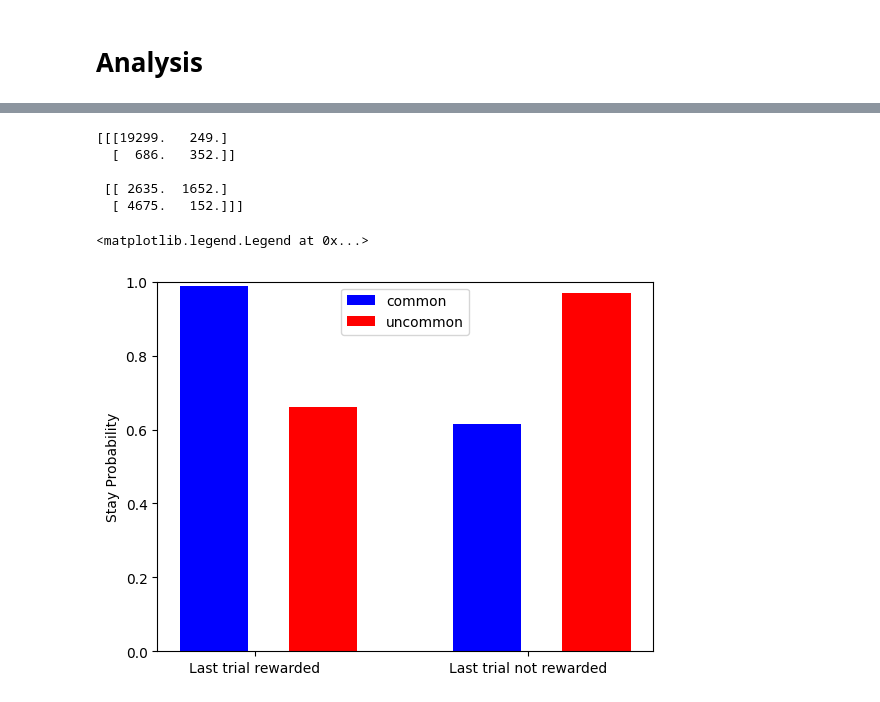
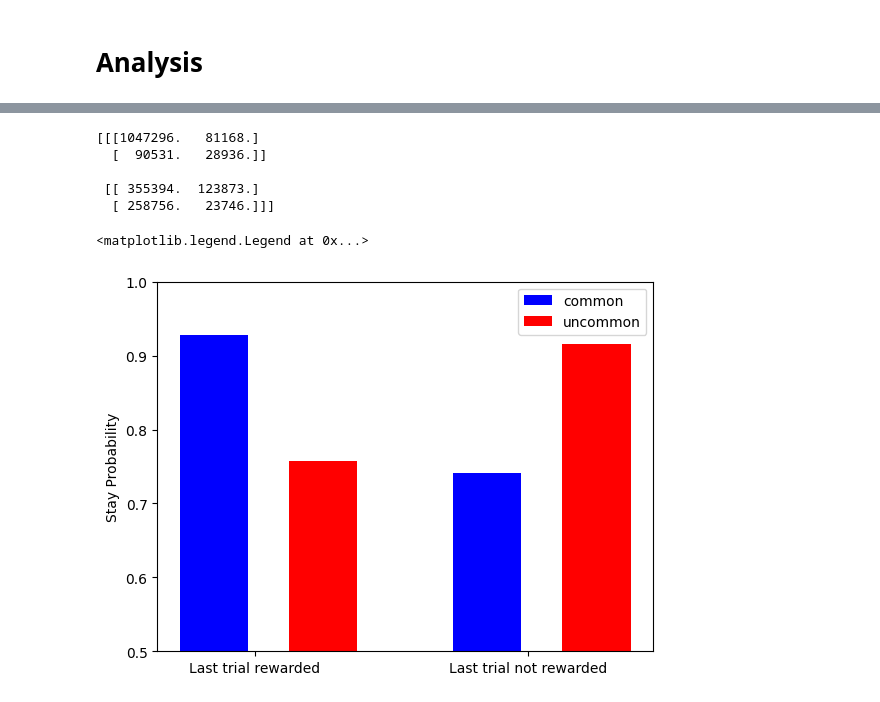
Before and after one commit to MRVNY/IAR-Meta-RL, a Jupyter notebook: Simulations/Simu4_TF2.ipynb, the cells around one changed output, grey strips where cells are left out. Drawn from its saved outputs; the diff is of its cells as text; code cells hidden in the pictures.

```diff
--- a/Simulations/Simu4_TF2.ipynb
+++ b/Simulations/Simu4_TF2.ipynb
@@ -7,10 +7,10 @@ from Agent import *
 # %%
 # Save Paths
 from datetime import datetime
-path = "../Log/train_env4/" + datetime.now().strftime("%m%d-%H:%M:%S")
+path = "../Log/train_env4/" + datetime.now().strftime("%m%d-%H:%M:%S") + "_gamma0.75_lr0.1"
 # %%
 # Hyperparameters
-gamma = 0.9  # Discount factor for past rewards
+gamma = 0.75
 learning_rate = 7e-4
 beta_v = 0.05
 beta_e = 0.05
@@ -64,28 +49,28 @@ print(agent.env.stayProb())
 # %%
 import matplotlib.pyplot as plt
 
 fig, ax = plt.subplots()
 x = np.arange(2)
 ax.set_ylim([0.0, 1.0])
 ax.set_ylabel('Stay Probability')
 
 stay_probs = agent.env.stayProb()
 
 common = [stay_probs[0,0,0],stay_probs[1,0,0]]
 uncommon = [stay_probs[0,1,0],stay_probs[1,1,0]]
 
 ax.set_xticks([1.3,3.3])
 ax.set_xticklabels(['Last trial rewarded', 'Last trial not rewarded'])
 
 c = plt.bar([1,3],  common, color='b', width=0.5)
 uc = plt.bar([1.8,3.8], uncommon, color='r', width=0.5)
-plt.ylim(0,1)
+plt.ylim(0.5,1)
 ax.legend( (c[0], uc[0]), ('common', 'uncommon') )
 # %% [output]
-[[[19299.   249.]
-  [  686.   352.]]
+[[[1047296.   81168.]
+  [  90531.   28936.]]
 
- [[ 2635.  1652.]
-  [ 4675.   152.]]]
+ [[ 355394.  123873.]
+  [ 258756.   23746.]]]
 <matplotlib.legend.Legend at 0x...>
-[figure, old version]
+[figure, new version]
```
Also changed, not shown: parts of 5 cells of this notebook, 11 other files.
